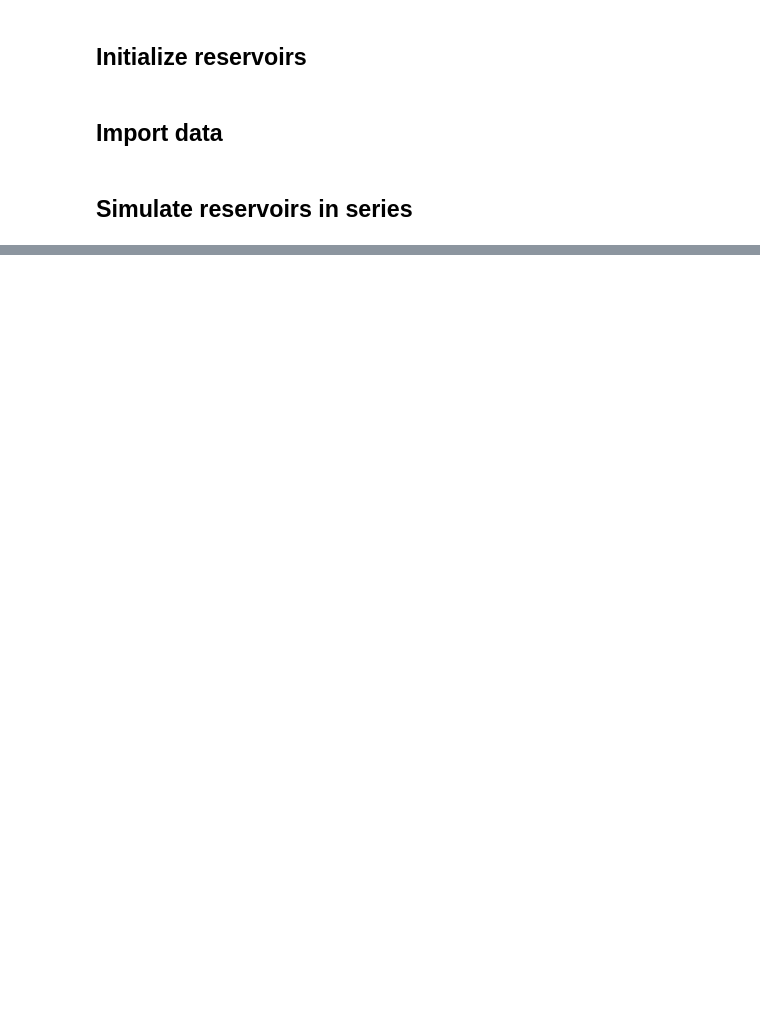
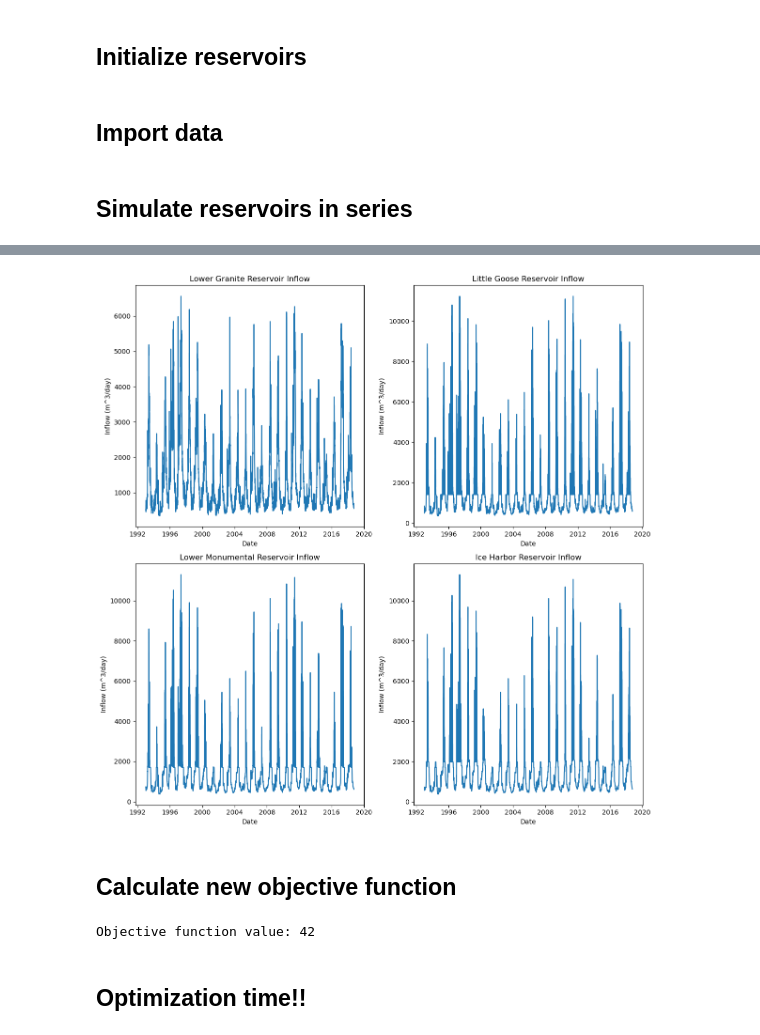
Before and after one commit to clairewang23/columbia_river_model, a Jupyter notebook: optimize in series.ipynb, the cells around one changed output, grey strips where cells are left out. Cells and saved outputs as stored; diff of their text form; code cells hidden in the pictures; blank space fills up the shorter version.

```diff
--- a/optimize in series.ipynb
+++ b/optimize in series.ipynb
@@ -99,0 +159,62 @@ ICH_outflow, ICH_hydro = ice_harbor.simulate(keep_ICH, initial_storage_ICH, para
+# %%
+plt.figure(figsize=(12,12))
+
+plt.subplot(2,2,1)
+plt.plot(datetimes, prev_out_LGR + tributary_LGR)
+plt.xlabel('Date')
+plt.ylabel('Inflow (m^3/day)')
+plt.title('Lower Granite Reservoir Inflow')
+
+plt.subplot(2,2,2)
+plt.plot(datetimes, prev_out_LGS + tributary_LGS)
+plt.xlabel('Date')
+plt.ylabel('Inflow (m^3/day)')
+plt.title('Little Goose Reservoir Inflow')
+
+plt.subplot(2,2,3)
+plt.plot(datetimes, prev_out_LMN + tributary_LMN)
+plt.xlabel('Date')
+plt.ylabel('Inflow (m^3/day)')
+plt.title('Lower Monumental Reservoir Inflow')
+
+plt.subplot(2,2,4)
+plt.plot(datetimes, prev_out_ICH + tributary_ICH)
+plt.xlabel('Date')
+plt.ylabel('Inflow (m^3/day)')
+plt.title('Ice Harbor Reservoir Inflow')
+
+plt.tight_layout()
+# %% [output]
+[figure, added]
+# %% [markdown]
+## Calculate new objective function
+# %%
+# objective function: minimize number of years where minimum reservoir outflow is below historical minimum outflow median
+
+hist_min_LGR = np.median(lower_granite_pre.groupby(lower_granite_pre['date'].dt.year)['H (unit:cfs)'].min()) * 0.3046**3
+hist_min_LGS = np.median(little_goose_pre.groupby(little_goose_pre['date'].dt.year)['H (unit:cfs)'].min()) * 0.3046**3
+hist_min_LMN = np.median(lower_monumental_pre.groupby(lower_monumental_pre['date'].dt.year)['H (unit:cfs)'].min()) * 0.3046**3
+hist_min_ICH = np.median(ice_harbor_pre.groupby(ice_harbor_pre['date'].dt.year)['H (unit:cfs)'].min()) * 0.3046**3
+
+def calculate_objective(LGR_outflow, LGS_outflow, LMN_outflow, ICH_outflow, datetimes):
+    df = pd.DataFrame({'date': datetimes,
+                       'LGR_outflow': LGR_outflow,
+                       'LGS_outflow': LGS_outflow,
+                       'LMN_outflow': LMN_outflow,
+                       'ICH_outflow': ICH_outflow})
+    df['year'] = df['date'].dt.year
+
+    obj_LGR = df.groupby('year')['LGR_outflow'].min().lt(hist_min_LGR).sum()
+    obj_LGS = df.groupby('year')['LGS_outflow'].min().lt(hist_min_LGS).sum()
+    obj_LMN = df.groupby('year')['LMN_outflow'].min().lt(hist_min_LMN).sum()
+    obj_ICH = df.groupby('year')['ICH_outflow'].min().lt(hist_min_ICH).sum()
+
+    total_objective = obj_LGR + obj_LGS + obj_LMN + obj_ICH
+    return total_objective
+
+num_below_min = calculate_objective(LGR_outflow, LGS_outflow, LMN_outflow, ICH_outflow, datetimes)
+print(f'Objective function value: {num_below_min}')
+# %% [output]
+Objective function value: 42
+# %% [markdown]
+## Optimization time!!
```
Also changed, not shown: parts of 7 cells of this notebook, 1 other file.
